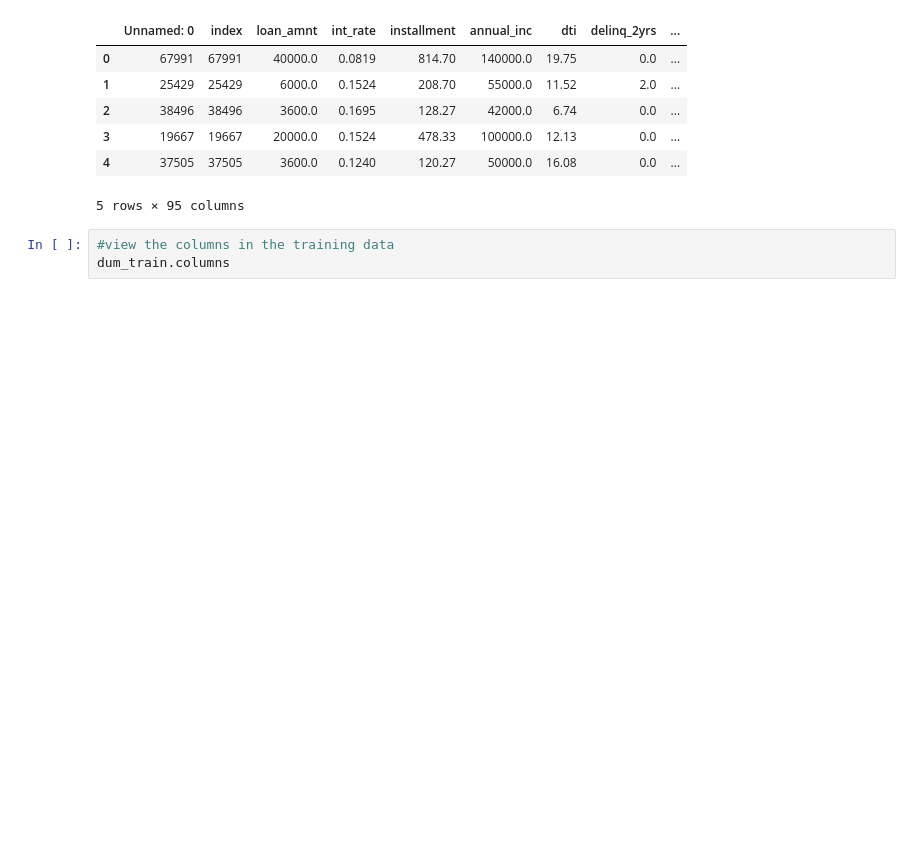
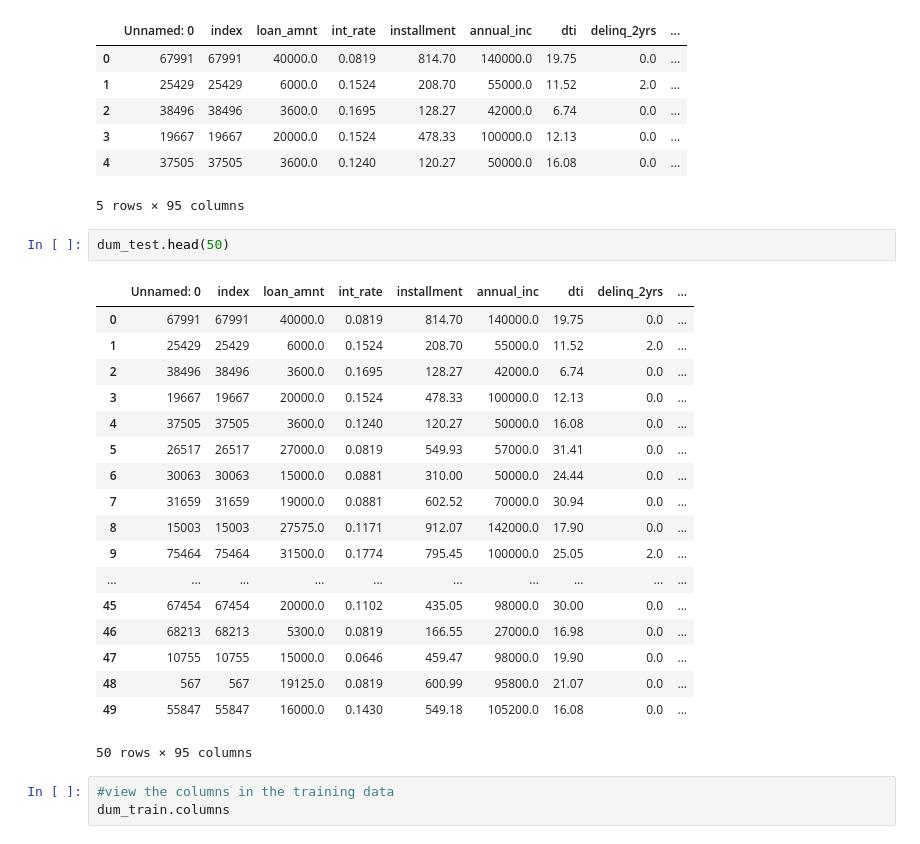
Before and after one commit to twolightsabovethesea/predicting-credit-risk, a Jupyter notebook: Credit Risk Evaluator.ipynb, the cells around one changed output. Drawn from its saved outputs; the diff is of its cells as text; blank space fills up the shorter version.

```diff
--- a/Credit Risk Evaluator.ipynb
+++ b/Credit Risk Evaluator.ipynb
@@ -44,6 +44,27 @@ dum_test.head()
 | 3 | 19667 | 19667 | 20000.0 | 0.1524 | 478.33 | 100000.0 | 12.13 | 0.0 | ... |
 | 4 | 37505 | 37505 | 3600.0 | 0.1240 | 120.27 | 50000.0 | 16.08 | 0.0 | ... |
 5 rows × 95 columns
+# %%
+dum_test.head(50)
+# %% [output]
+|  | Unnamed: 0 | index | loan_amnt | int_rate | installment | annual_inc | dti | delinq_2yrs | ... |
+| 0 | 67991 | 67991 | 40000.0 | 0.0819 | 814.70 | 140000.0 | 19.75 | 0.0 | ... |
+| 1 | 25429 | 25429 | 6000.0 | 0.1524 | 208.70 | 55000.0 | 11.52 | 2.0 | ... |
+| 2 | 38496 | 38496 | 3600.0 | 0.1695 | 128.27 | 42000.0 | 6.74 | 0.0 | ... |
+| 3 | 19667 | 19667 | 20000.0 | 0.1524 | 478.33 | 100000.0 | 12.13 | 0.0 | ... |
+| 4 | 37505 | 37505 | 3600.0 | 0.1240 | 120.27 | 50000.0 | 16.08 | 0.0 | ... |
+| 5 | 26517 | 26517 | 27000.0 | 0.0819 | 549.93 | 57000.0 | 31.41 | 0.0 | ... |
+| 6 | 30063 | 30063 | 15000.0 | 0.0881 | 310.00 | 50000.0 | 24.44 | 0.0 | ... |
+| 7 | 31659 | 31659 | 19000.0 | 0.0881 | 602.52 | 70000.0 | 30.94 | 0.0 | ... |
+| 8 | 15003 | 15003 | 27575.0 | 0.1171 | 912.07 | 142000.0 | 17.90 | 0.0 | ... |
+| 9 | 75464 | 75464 | 31500.0 | 0.1774 | 795.45 | 100000.0 | 25.05 | 2.0 | ... |
+| ... | ... | ... | ... | ... | ... | ... | ... | ... | ... |
+| 45 | 67454 | 67454 | 20000.0 | 0.1102 | 435.05 | 98000.0 | 30.00 | 0.0 | ... |
+| 46 | 68213 | 68213 | 5300.0 | 0.0819 | 166.55 | 27000.0 | 16.98 | 0.0 | ... |
+| 47 | 10755 | 10755 | 15000.0 | 0.0646 | 459.47 | 98000.0 | 19.90 | 0.0 | ... |
+| 48 | 567 | 567 | 19125.0 | 0.0819 | 600.99 | 95800.0 | 21.07 | 0.0 | ... |
+| 49 | 55847 | 55847 | 16000.0 | 0.1430 | 549.18 | 105200.0 | 16.08 | 0.0 | ... |
+50 rows × 95 columns
 # %%
 #view the columns in the training data
 dum_train.columns
```
Also changed, not shown: parts of 9 cells of this notebook.
